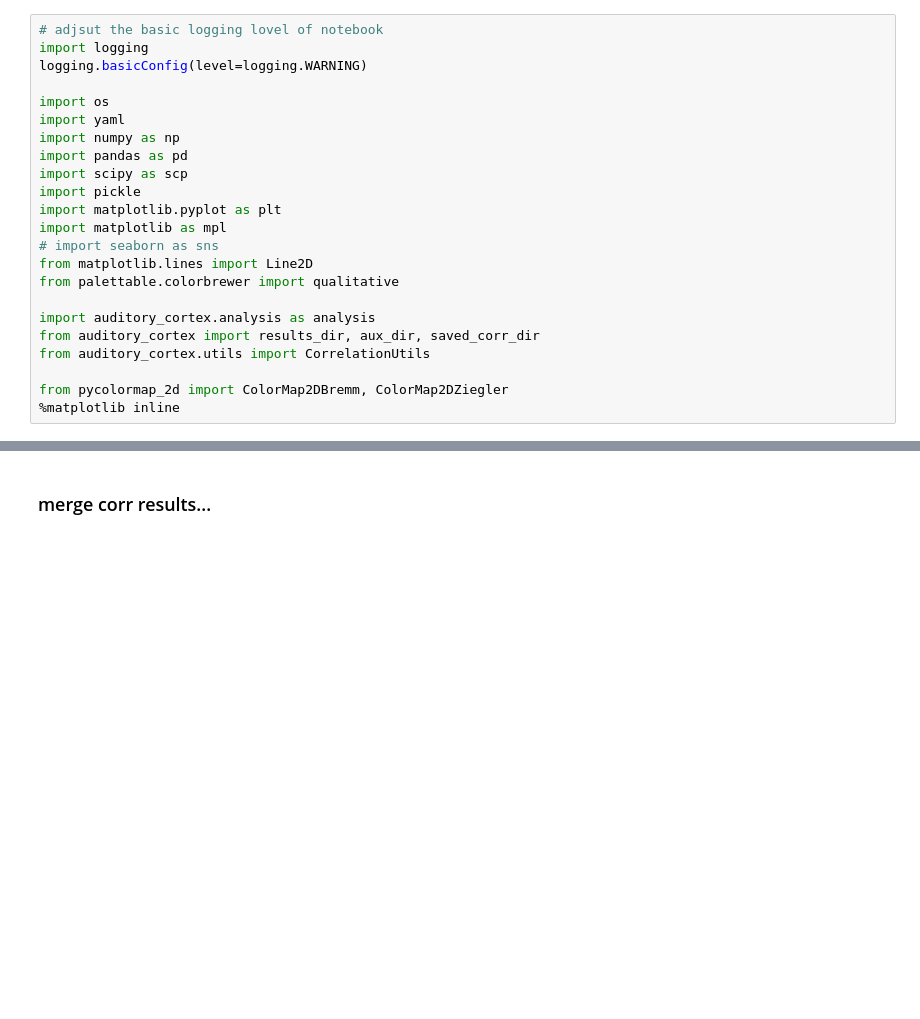
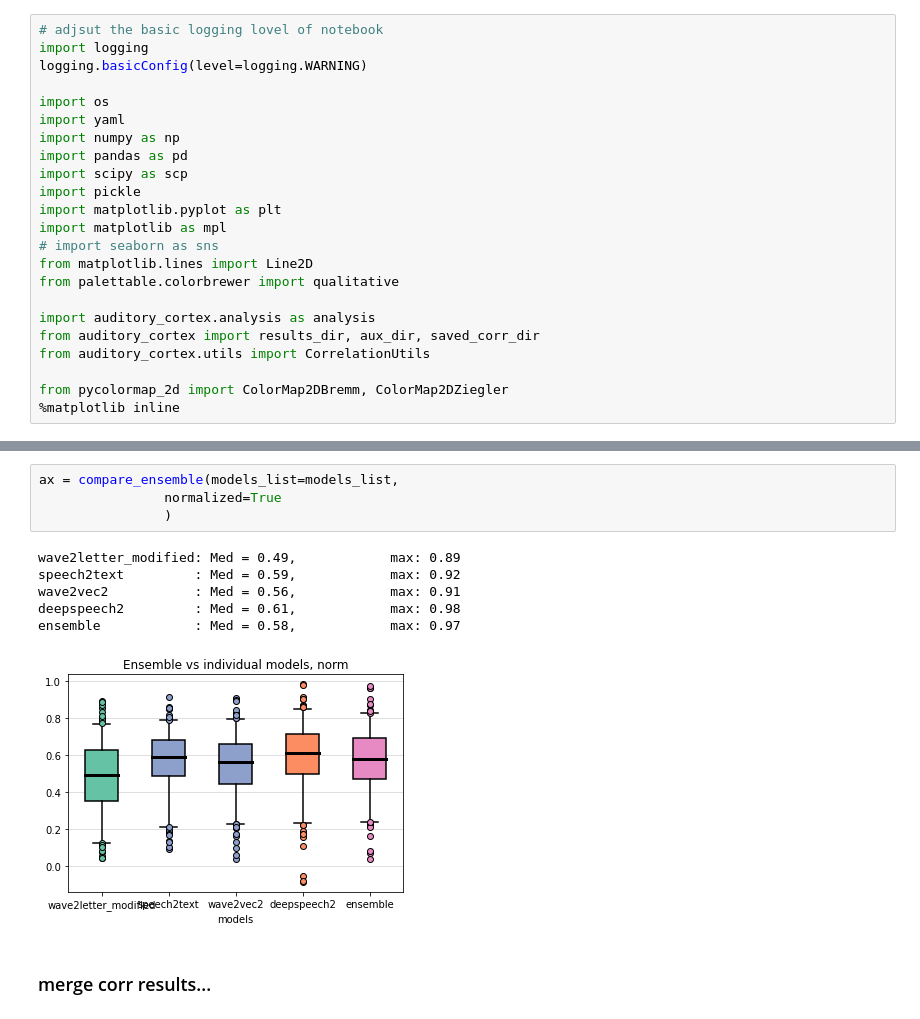
Before and after one commit to bilalhsp/Auditory_Cortex, a Jupyter notebook: notebooks/correlations_analysis.ipynb, the cells around one changed output, grey strips where cells are left out. Drawn from its saved outputs; the diff is of its cells as text; blank space fills up the shorter version.

```diff
--- a/notebooks/correlations_analysis.ipynb
+++ b/notebooks/correlations_analysis.ipynb
@@ -44,3 +272,14 @@ corr_obj.get_selected_data(bin_width=20, delay=0, N_sents=499,
+# %%
+ax = compare_ensemble(models_list=models_list,
+                normalized=True
+                )
+# %% [output]
+wave2letter_modified: Med = 0.49,            max: 0.89
+speech2text         : Med = 0.59,            max: 0.92
+wave2vec2           : Med = 0.56,            max: 0.91
+deepspeech2         : Med = 0.61,            max: 0.98
+ensemble            : Med = 0.58,            max: 0.97
+[figure, added]
 # %% [markdown]
 ### merge corr results...
 # %%
```
Also changed, not shown: parts of 35 cells of this notebook, 30 other files.
